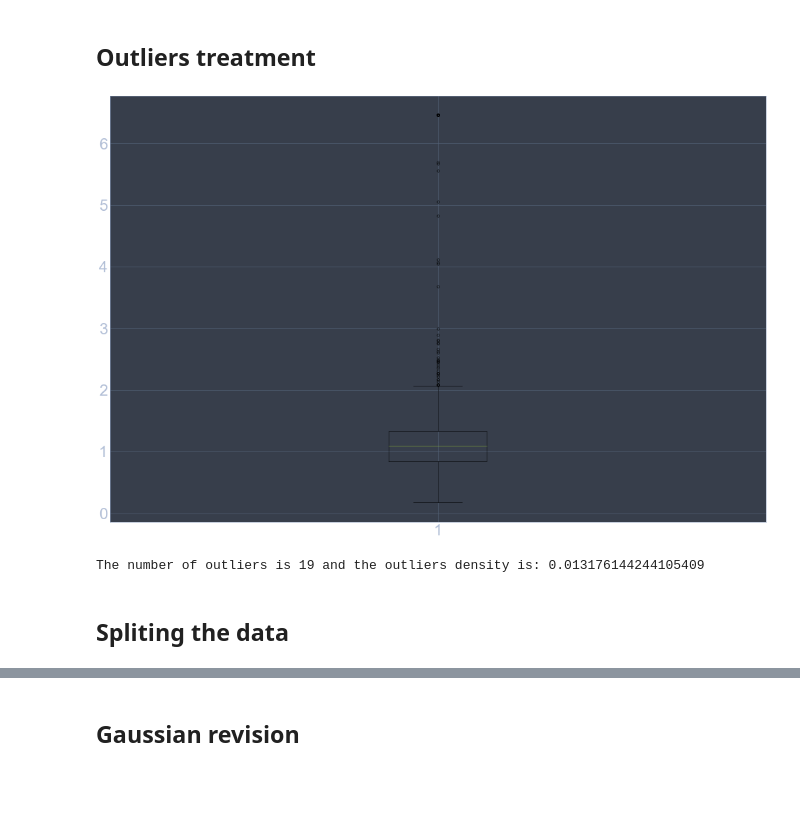
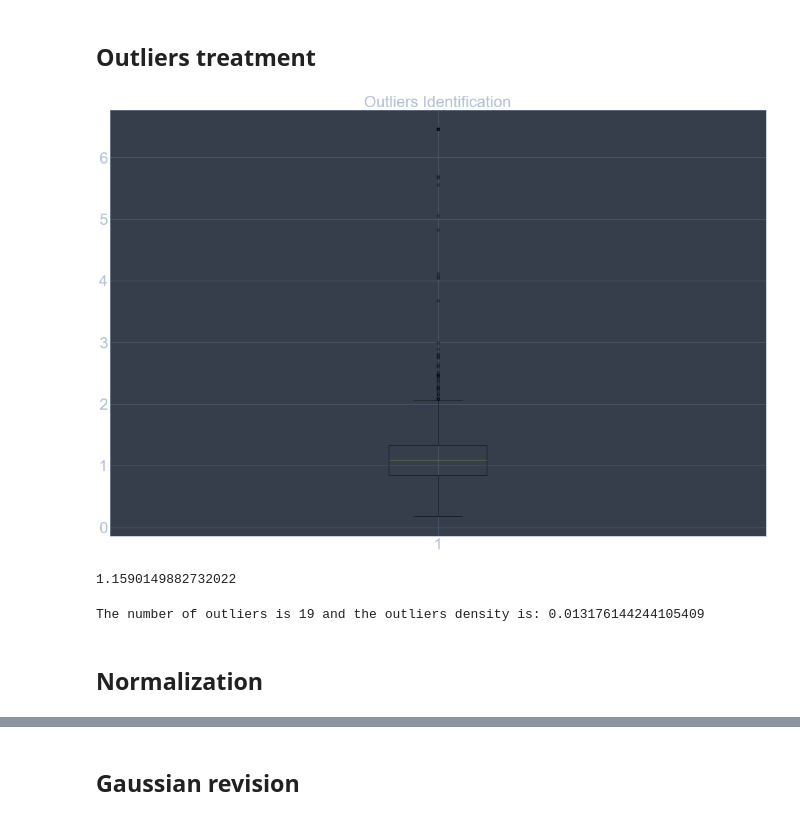
Before and after one commit to tm-pe2/ai-ml, a Jupyter notebook: timeseries/single_house.ipynb, the cells around one changed output, grey strips where cells are left out. Saved outputs shown, nothing was run; the diff lists cells and outputs as text; code cells hidden in the pictures; blank space fills up the shorter version.

```diff
--- a/timeseries/single_house.ipynb
+++ b/timeseries/single_house.ipynb
@@ -71,13 +74,17 @@ plt.show()
 ## Outliers treatment
 # %%
 # Find better colors to visualize the boxplot
+#plt.title("Outliers Identification", fontsize=40)
 plt.figure(figsize=(30,20), dpi=40)
 plt.boxplot(data['Energy'])
 plt.xticks(fontsize=40)
 plt.yticks(fontsize=40)
+plt.title("Outliers Identification", fontsize=40)
 plt.show()
+print(data["Energy"].mean())
 # %% [output]
-[figure, old version]
+[figure, new version]
+1.1590149882732022
 # %%
 # we have potentially 8 outliers, but clearly at least seven should be consider as outlier
 max_value = 4.0
@@ -90,2 +107,2 @@ The number of outliers is 19 and the outliers density is: 0.013176144244105409
 # %% [markdown]
-## Spliting the data
+## Normalization
```
Also changed, not shown: parts of 26 cells of this notebook, 2 other files.
